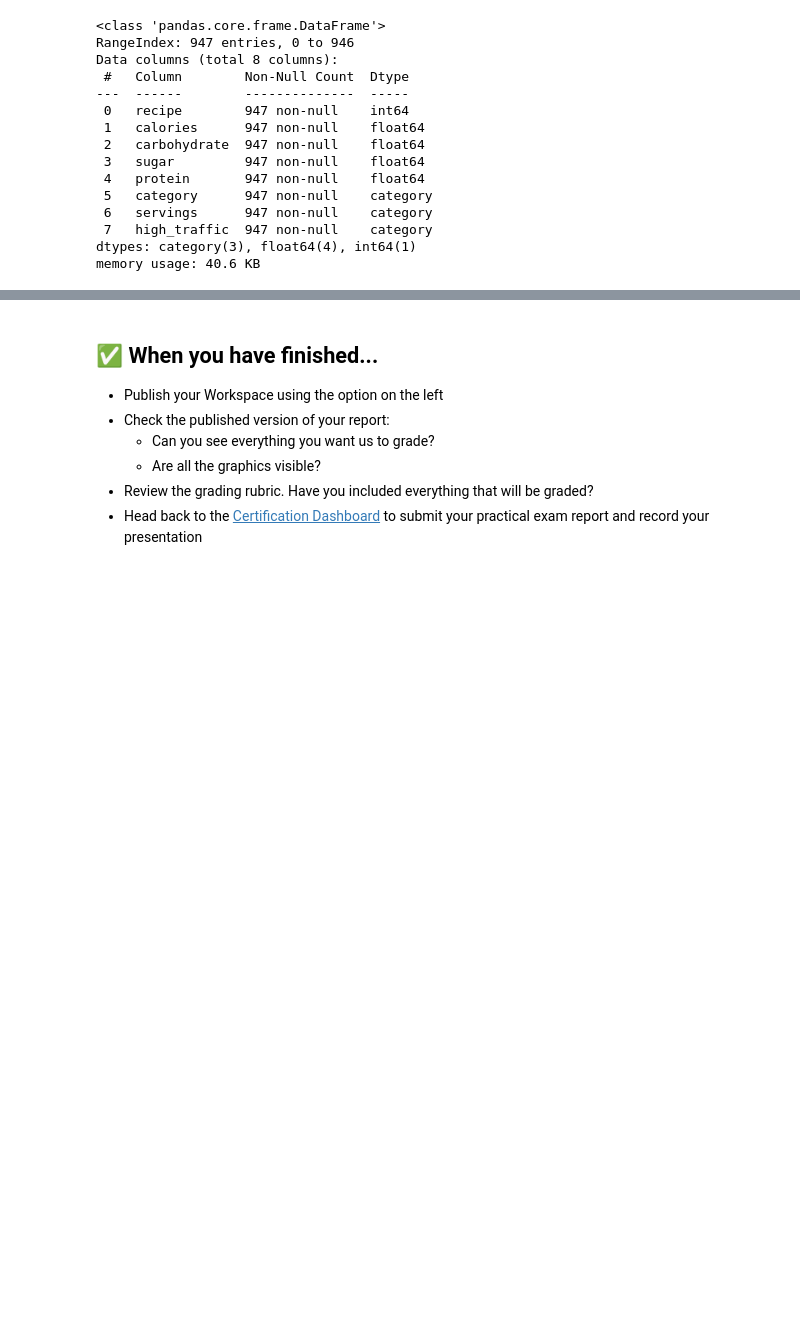
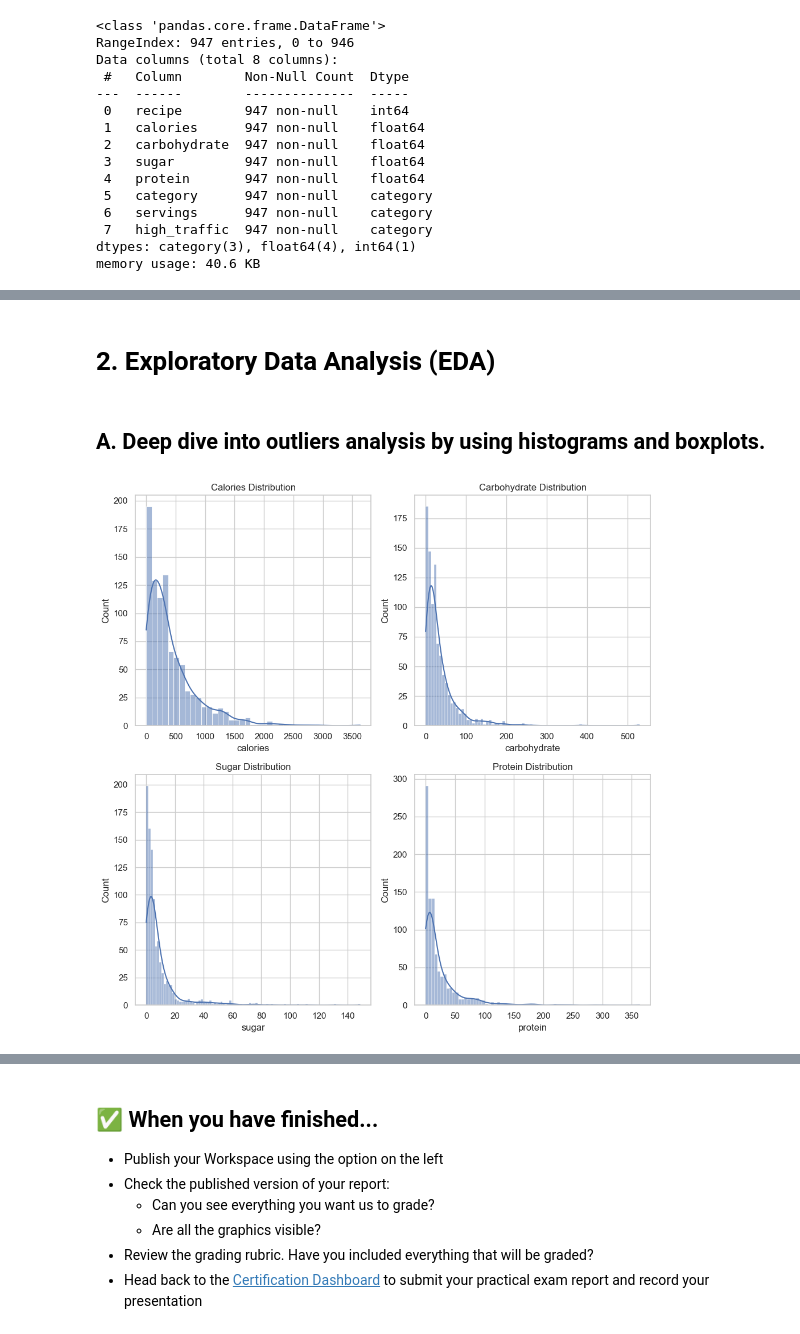
Before and after one commit to zakialfaridzi/DataCamp-Practical-Exam, a Jupyter notebook: model.ipynb, the cells around one changed output, grey strips where cells are left out. Drawn from its saved outputs; the diff is of its cells as text; code cells hidden in the pictures; blank space fills up the shorter version.

```diff
--- a/model.ipynb
+++ b/model.ipynb
@@ -313,0 +329,24 @@ memory usage: 40.6 KB
+# %% [markdown]
+# 2. Exploratory Data Analysis (EDA)
+# %% [markdown]
+## A. Deep dive into outliers analysis by using histograms and boxplots.
+# %%
+numcols = df.select_dtypes(include='float').columns
+num_rows = len(numcols)
+
+fig, axes = plt.subplots(nrows=2, ncols=2, figsize=(10,10))
+
+sns.histplot(data=df, x='calories', kde=True, ax=axes[0, 0])
+sns.histplot(data=df, x='carbohydrate', kde=True, ax=axes[0, 1])
+sns.histplot(data=df, x='sugar', kde=True, ax=axes[1, 0])
+sns.histplot(data=df, x='protein', kde=True, ax=axes[1, 1])
+
+axes[0, 0].set_title('Calories Distribution')
+axes[0, 1].set_title('Carbohydrate Distribution')
+axes[1, 0].set_title('Sugar Distribution')
+axes[1, 1].set_title('Protein Distribution')
+
+plt.tight_layout()
+plt.show()
+# %% [output]
+[figure, added]
```
Also changed, not shown: parts of 58 cells of this notebook.
